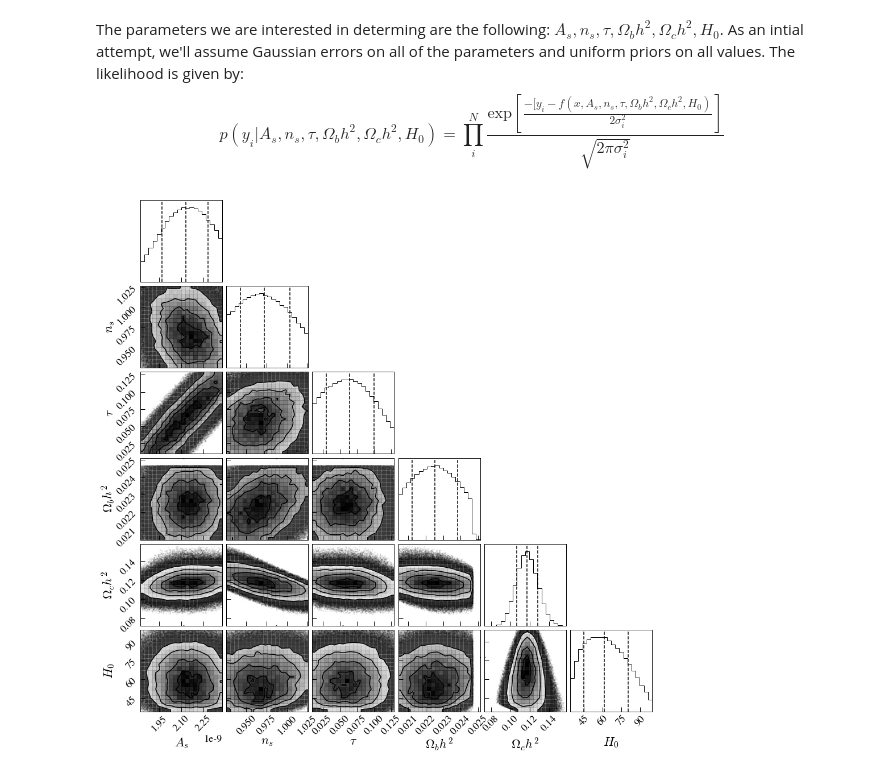
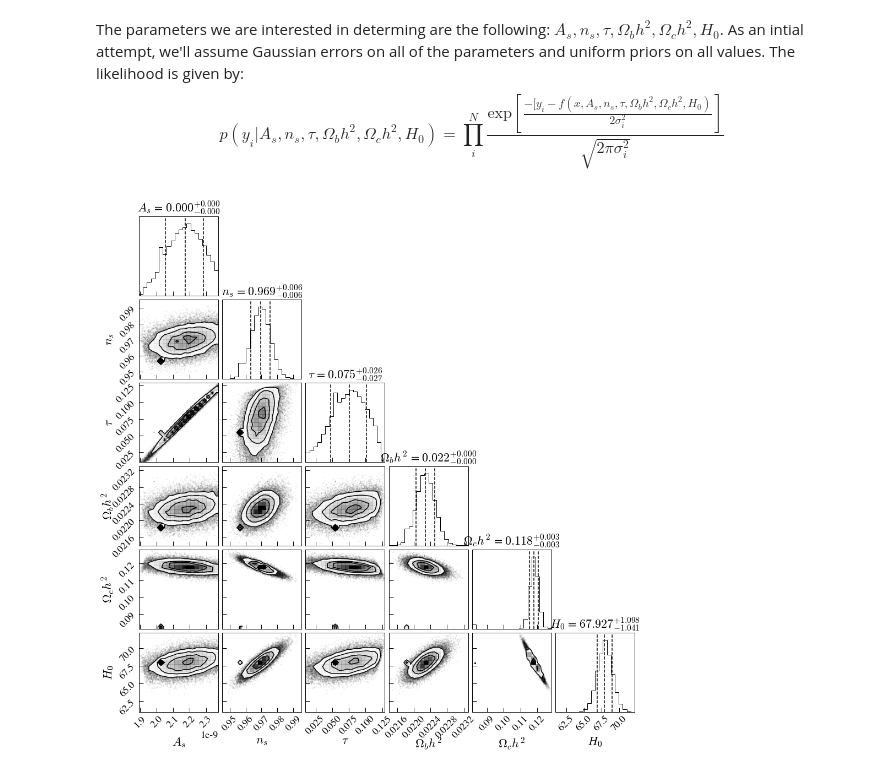
Before and after one commit to lazdam/PlanckII-MCMC, a Jupyter notebook: ProjectNotebook.ipynb, the cells around one changed output. Saved outputs shown, nothing was run; the diff lists cells and outputs as text; code cells hidden in the pictures.

Commit message:
I think the chain that I have now actually makes sense. Corrected another bug in my code where the spectrum output was never changing given input parameters

```diff
--- a/ProjectNotebook.ipynb
+++ b/ProjectNotebook.ipynb
@@ -190,6 +189,15 @@ flat_samples = sampler.get_chain(discard=100, thin=15, flat=True)
+# %%
+flat_samples = sampler.get_chain(discard=100, thin=15, flat=True)
+
+# Save data to disk for future analysis
+path = '/home/mattias/Desktop/McGill/W2022/PHYS321-Final-Project/data/chains_v1.npy'
+np.save(path, flat_samples)
 # %%
+# Load in data
+flat_samples_load = np.load(path)
+
 import corner
 labels = [r'$A_s$', r'$n_s$', r'$\tau$', r'$\Omega_bh^2$', r'$\Omega_ch^2$', r'$H_0$']
-fig = corner.corner(flat_samples, labels=labels, quantiles=[0.16, 0.5, 0.84]);
+fig = corner.corner(flat_samples_load, labels=labels, show_titles=True,title_fmt='.3f', quantiles=[0.16, 0.5, 0.84]);
 # %% [output]
-[figure, old version]
+[figure, new version]
```
Also changed, not shown: parts of 6 cells of this notebook.
